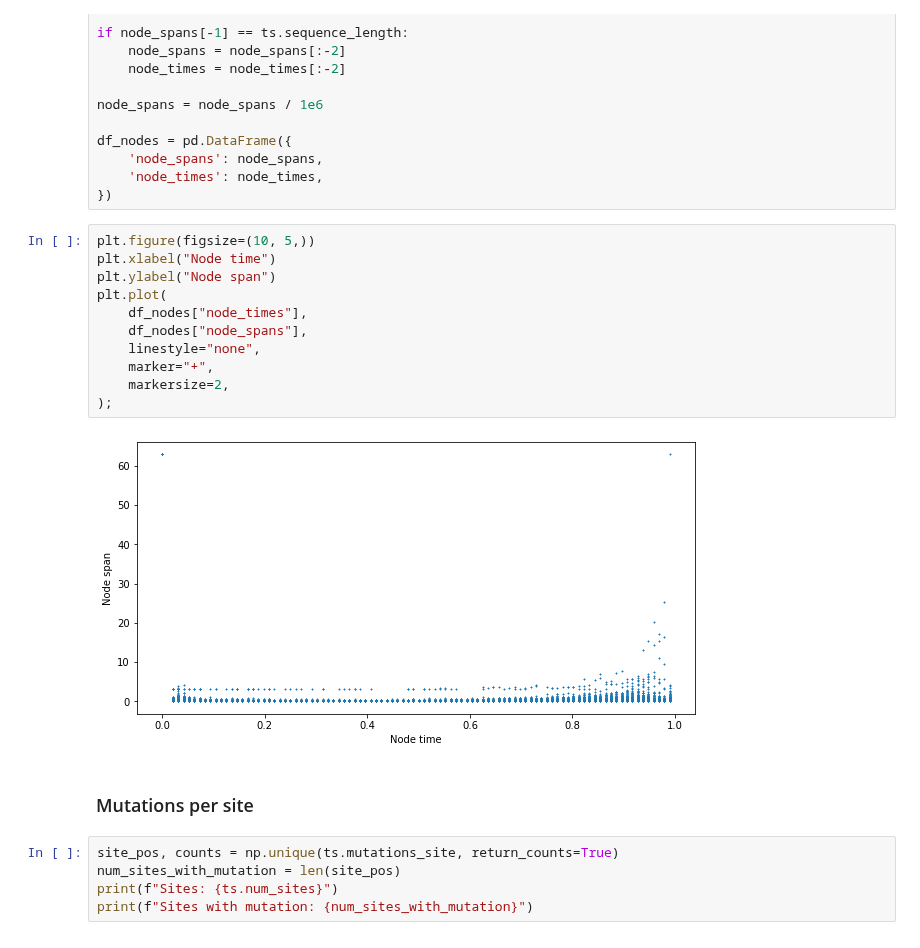
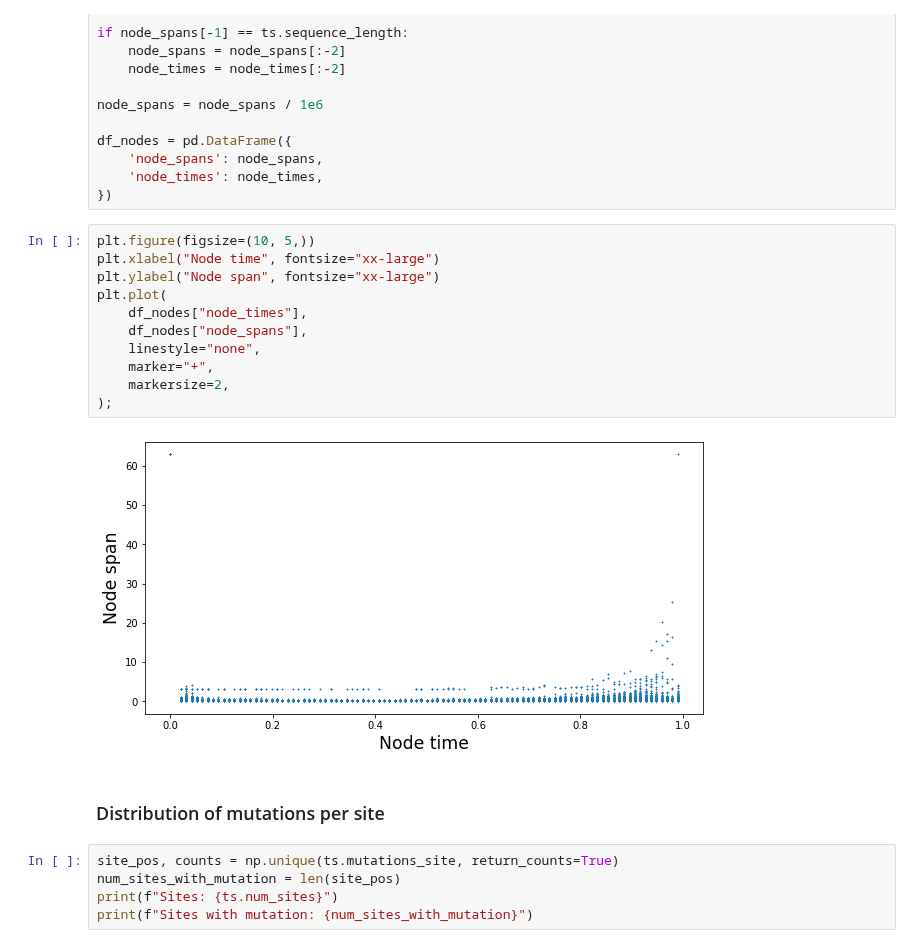
Before and after one commit to szhan/tsimpute, a Jupyter notebook: notebooks/inspect_ts.ipynb, the cells around one changed output. Saved outputs shown, nothing was run; the diff lists cells and outputs as text.

```diff
--- a/notebooks/inspect_ts.ipynb
+++ b/notebooks/inspect_ts.ipynb
@@ -89,19 +90,19 @@ df_nodes = pd.DataFrame({
 })
 # %%
 plt.figure(figsize=(10, 5,))
-plt.xlabel("Node time")
-plt.ylabel("Node span")
+plt.xlabel("Node time", fontsize="xx-large")
+plt.ylabel("Node span", fontsize="xx-large")
 plt.plot(
     df_nodes["node_times"],
     df_nodes["node_spans"],
     linestyle="none",
     marker="+",
     markersize=2,
 );
 # %% [output]
-[figure, old version]
+[figure, new version]
 # %% [markdown]
-### Mutations per site
+### Distribution of mutations per site
 # %%
 site_pos, counts = np.unique(ts.mutations_site, return_counts=True)
 num_sites_with_mutation = len(site_pos)
```
Also changed, not shown: parts of 8 cells of this notebook.
